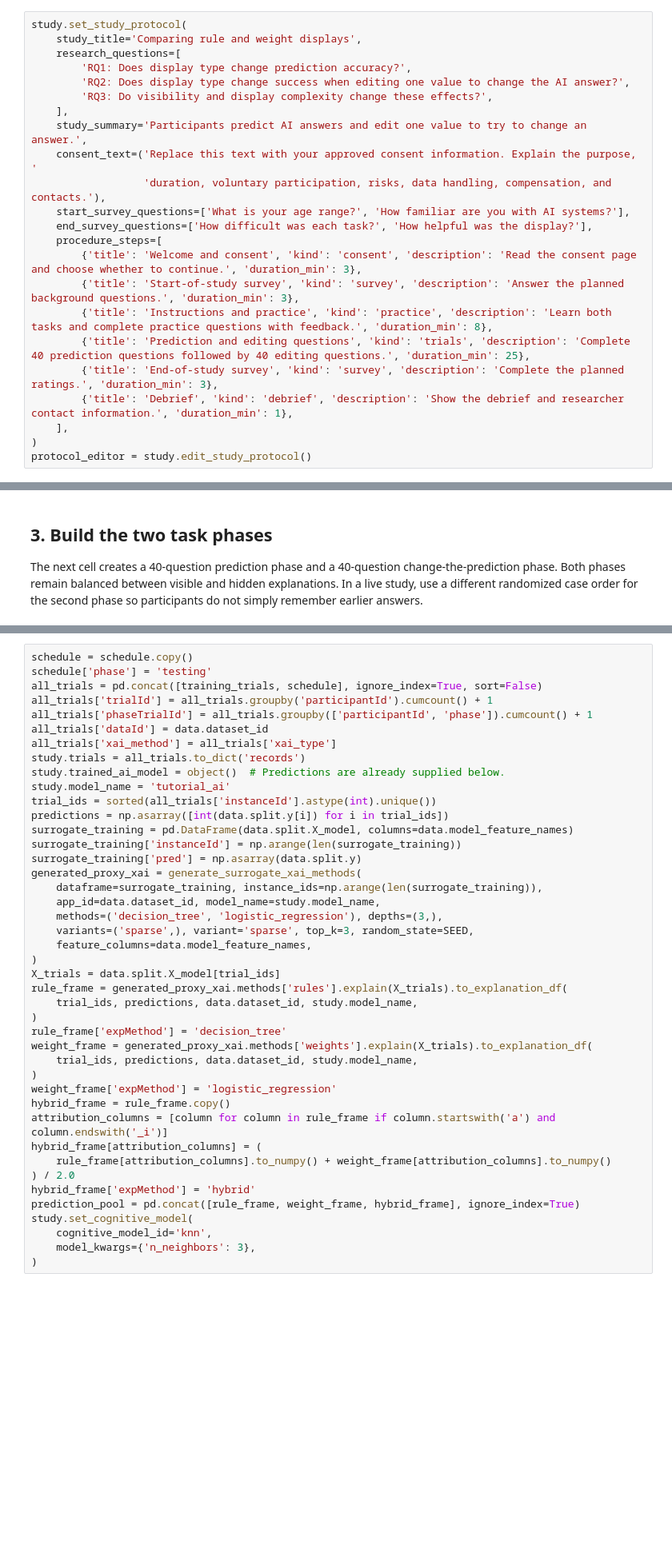
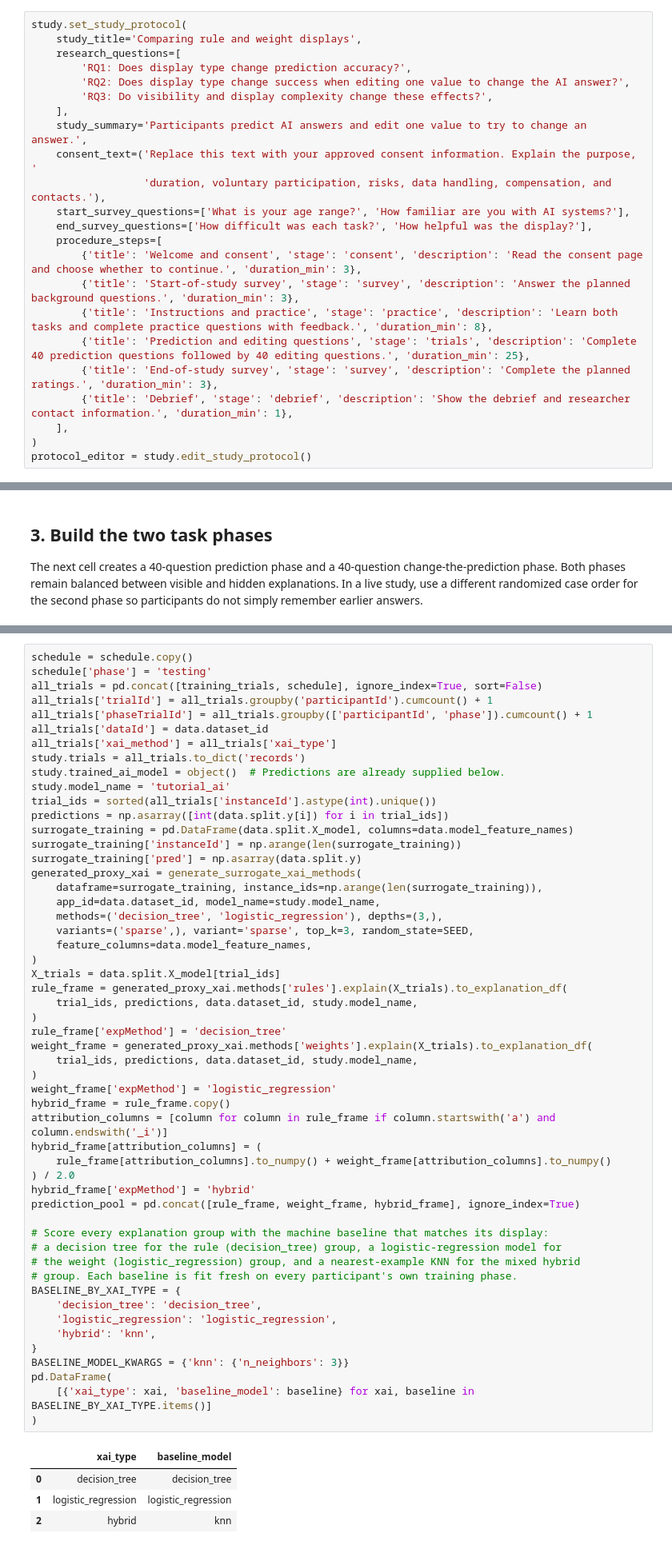
Before and after one commit to Lucas1213WZY/xaikit-test-api, a Jupyter notebook: tutorials/rules_weights_user_study.ipynb, the cells around one changed output, grey strips where cells are left out. Shown at 80% size. Cells and saved outputs as stored; diff of their text form; blank space fills up the shorter version.

```diff
--- a/tutorials/rules_weights_user_study.ipynb
+++ b/tutorials/rules_weights_user_study.ipynb
@@ -74,12 +82,12 @@ study.set_study_protocol(
     start_survey_questions=['What is your age range?', 'How familiar are you with AI systems?'],
     end_survey_questions=['How difficult was each task?', 'How helpful was the display?'],
     procedure_steps=[
-        {'title': 'Welcome and consent', 'kind': 'consent', 'description': 'Read the consent page and choose whether to continue.', 'duration_min': 3},
-        {'title': 'Start-of-study survey', 'kind': 'survey', 'description': 'Answer the planned background questions.', 'duration_min': 3},
-        {'title': 'Instructions and practice', 'kind': 'practice', 'description': 'Learn both tasks and complete practice questions with feedback.', 'duration_min': 8},
-        {'title': 'Prediction and editing questions', 'kind': 'trials', 'description': 'Complete 40 prediction questions followed by 40 editing questions.', 'duration_min': 25},
-        {'title': 'End-of-study survey', 'kind': 'survey', 'description': 'Complete the planned ratings.', 'duration_min': 3},
-        {'title': 'Debrief', 'kind': 'debrief', 'description': 'Show the debrief and researcher contact information.', 'duration_min': 1},
+        {'title': 'Welcome and consent', 'stage': 'consent', 'description': 'Read the consent page and choose whether to continue.', 'duration_min': 3},
+        {'title': 'Start-of-study survey', 'stage': 'survey', 'description': 'Answer the planned background questions.', 'duration_min': 3},
+        {'title': 'Instructions and practice', 'stage': 'practice', 'description': 'Learn both tasks and complete practice questions with feedback.', 'duration_min': 8},
+        {'title': 'Prediction and editing questions', 'stage': 'trials', 'description': 'Complete 40 prediction questions followed by 40 editing questions.', 'duration_min': 25},
+        {'title': 'End-of-study survey', 'stage': 'survey', 'description': 'Complete the planned ratings.', 'duration_min': 3},
+        {'title': 'Debrief', 'stage': 'debrief', 'description': 'Show the debrief and researcher contact information.', 'duration_min': 1},
     ],
 )
 protocol_editor = study.edit_study_protocol()
@@ -228,36 +301,51 @@ study.trained_ai_model = object()  # Predictions are already supplied below.
 study.model_name = 'tutorial_ai'
 trial_ids = sorted(all_trials['instanceId'].astype(int).unique())
 predictions = np.asarray([int(data.split.y[i]) for i in trial_ids])
 surrogate_training = pd.DataFrame(data.split.X_model, columns=data.model_feature_names)
 surrogate_training['instanceId'] = np.arange(len(surrogate_training))
 surrogate_training['pred'] = np.asarray(data.split.y)
 generated_proxy_xai = generate_surrogate_xai_methods(
     dataframe=surrogate_training, instance_ids=np.arange(len(surrogate_training)),
     app_id=data.dataset_id, model_name=study.model_name,
     methods=('decision_tree', 'logistic_regression'), depths=(3,),
     variants=('sparse',), variant='sparse', top_k=3, random_state=SEED,
     feature_columns=data.model_feature_names,
 )
 X_trials = data.split.X_model[trial_ids]
 rule_frame = generated_proxy_xai.methods['rules'].explain(X_trials).to_explanation_df(
     trial_ids, predictions, data.dataset_id, study.model_name,
 )
 rule_frame['expMethod'] = 'decision_tree'
 weight_frame = generated_proxy_xai.methods['weights'].explain(X_trials).to_explanation_df(
     trial_ids, predictions, data.dataset_id, study.model_name,
 )
 weight_frame['expMethod'] = 'logistic_regression'
 hybrid_frame = rule_frame.copy()
 attribution_columns = [column for column in rule_frame if column.startswith('a') and column.endswith('_i')]
 hybrid_frame[attribution_columns] = (
     rule_frame[attribution_columns].to_numpy() + weight_frame[attribution_columns].to_numpy()
 ) / 2.0
 hybrid_frame['expMethod'] = 'hybrid'
 prediction_pool = pd.concat([rule_frame, weight_frame, hybrid_frame], ignore_index=True)
-study.set_cognitive_model(
-    cognitive_model_id='knn',
-    model_kwargs={'n_neighbors': 3},
+
+# Score every explanation group with the machine baseline that matches its display:
+# a decision tree for the rule (decision_tree) group, a logistic-regression model for
+# the weight (logistic_regression) group, and a nearest-example KNN for the mixed hybrid
+# group. Each baseline is fit fresh on every participant's own training phase.
+BASELINE_BY_XAI_TYPE = {
+    'decision_tree': 'decision_tree',
+    'logistic_regression': 'logistic_regression',
+    'hybrid': 'knn',
+}
+BASELINE_MODEL_KWARGS = {'knn': {'n_neighbors': 3}}
+pd.DataFrame(
+    [{'xai_type': xai, 'baseline_model': baseline} for xai, baseline in BASELINE_BY_XAI_TYPE.items()]
 )
+# %% [output]
+|  | xai_type | baseline_model |
+| 0 | decision_tree | decision_tree |
+| 1 | logistic_regression | logistic_regression |
+| 2 | hybrid | knn |
 # %% [markdown]
 ## 10. Preview and approve the complete participant journey
 
```
Also changed, not shown: parts of 13 cells of this notebook, 11 other files.
